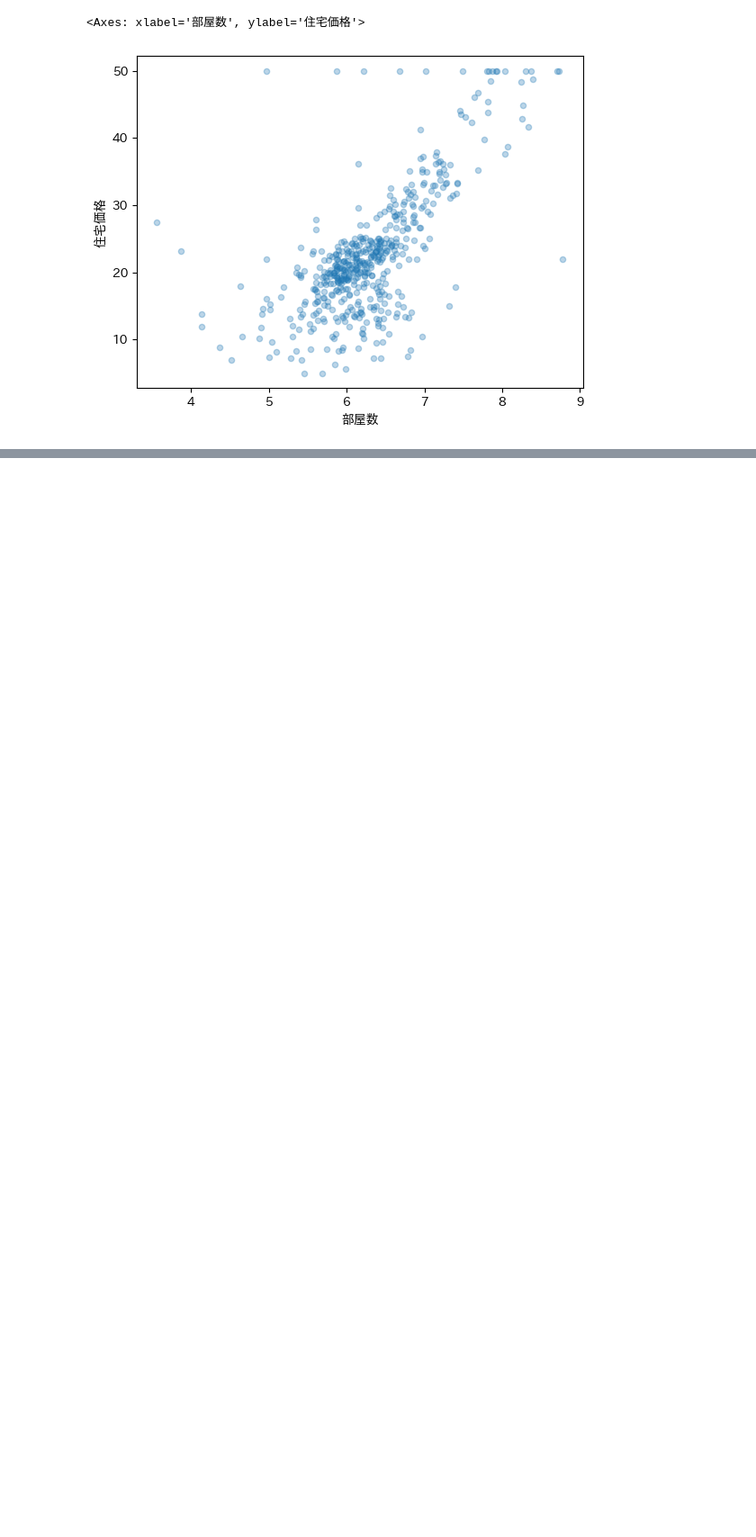
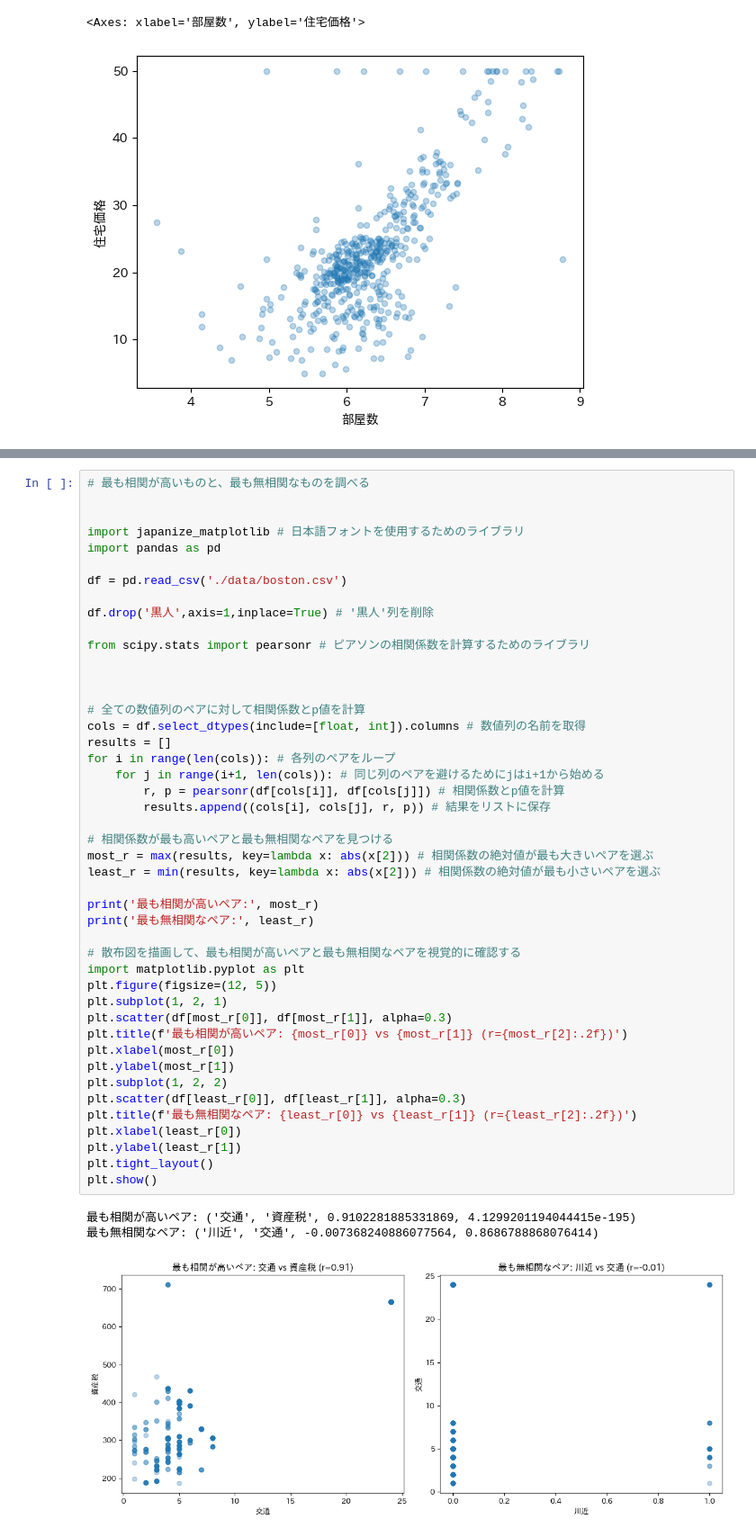
Before and after one commit to mochi7415/ml-collection, a Jupyter notebook: 01_Study/Basics/Data_science/03_データ分析と可視化.ipynb, the cells around one changed output, grey strips where cells are left out. Shown at 90% size. Cells and saved outputs as stored; diff of their text form; blank space fills up the shorter version.

Commit message:
[edit] data analysis

```diff
--- a/01_Study/Basics/Data_science/03_データ分析と可視化.ipynb
+++ b/01_Study/Basics/Data_science/03_データ分析と可視化.ipynb
@@ -295,0 +346,49 @@ df.plot(kind='scatter', x='部屋数', y='住宅価格' ,alpha=0.5) # alphaは
+# %%
+# 最も相関が高いものと、最も無相関なものを調べる
+
+
+import japanize_matplotlib # 日本語フォントを使用するためのライブラリ
+import pandas as pd
+
+df = pd.read_csv('./data/boston.csv')
+
+df.drop('黒人',axis=1,inplace=True) # '黒人'列を削除
+
+from scipy.stats import pearsonr # ピアソンの相関係数を計算するためのライブラリ
+
+
+
+# 全ての数値列のペアに対して相関係数とp値を計算
+cols = df.select_dtypes(include=[float, int]).columns # 数値列の名前を取得
+results = []
+for i in range(len(cols)): # 各列のペアをループ
+    for j in range(i+1, len(cols)): # 同じ列のペアを避けるためにjはi+1から始める
+        r, p = pearsonr(df[cols[i]], df[cols[j]]) # 相関係数とp値を計算
+        results.append((cols[i], cols[j], r, p)) # 結果をリストに保存
+
+# 相関係数が最も高いペアと最も無相関なペアを見つける
+most_r = max(results, key=lambda x: abs(x[2])) # 相関係数の絶対値が最も大きいペアを選ぶ
+least_r = min(results, key=lambda x: abs(x[2])) # 相関係数の絶対値が最も小さいペアを選ぶ
+
+print('最も相関が高いペア:', most_r)
+print('最も無相関なペア:', least_r)
+
+# 散布図を描画して、最も相関が高いペアと最も無相関なペアを視覚的に確認する
+import matplotlib.pyplot as plt
+plt.figure(figsize=(12, 5))
+plt.subplot(1, 2, 1)
+plt.scatter(df[most_r[0]], df[most_r[1]], alpha=0.3)
+plt.title(f'最も相関が高いペア: {most_r[0]} vs {most_r[1]} (r={most_r[2]:.2f})')
+plt.xlabel(most_r[0])
+plt.ylabel(most_r[1])
+plt.subplot(1, 2, 2)
+plt.scatter(df[least_r[0]], df[least_r[1]], alpha=0.3)
+plt.title(f'最も無相関なペア: {least_r[0]} vs {least_r[1]} (r={least_r[2]:.2f})')
+plt.xlabel(least_r[0])
+plt.ylabel(least_r[1])
+plt.tight_layout()
+plt.show()
+# %% [output]
+最も相関が高いペア: ('交通', '資産税', 0.9102281885331869, 4.1299201194044415e-195)
+最も無相関なペア: ('川近', '交通', -0.007368240886077564, 0.8686788868076414)
+[figure, added]
```
Also changed, not shown: parts of 2 cells of this notebook.
